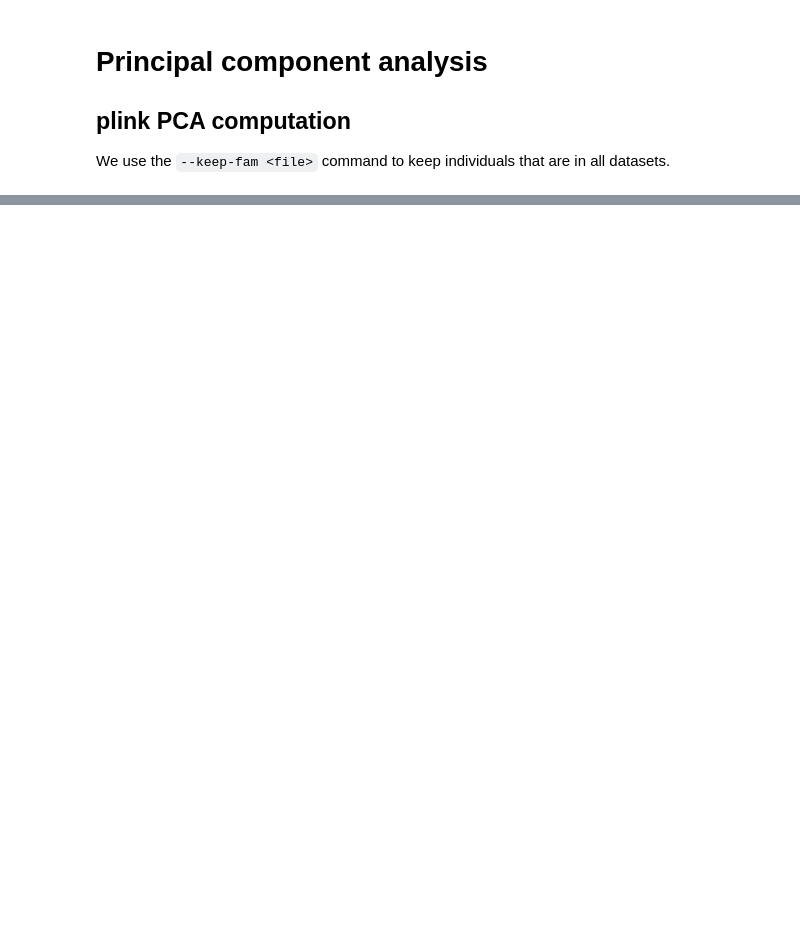
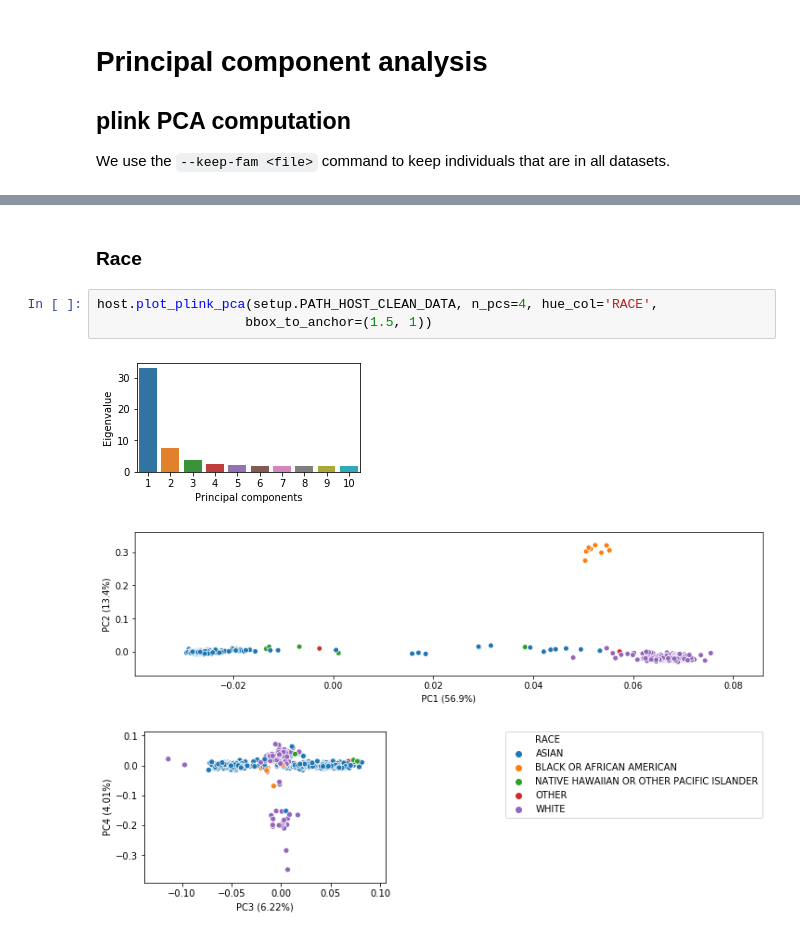
Before and after one commit to matthiaszeller/HBV, a Jupyter notebook: Host genotypes - Analysis.ipynb, the cells around one changed output, grey strips where cells are left out. Cells and saved outputs as stored; diff of their text form; blank space fills up the shorter version.

```diff
--- a/Host genotypes - Analysis.ipynb
+++ b/Host genotypes - Analysis.ipynb
@@ -53,0 +55,9 @@ igm160906 -0.026651 -0.000946  C
+# %% [markdown]
+### Race
+# %%
+host.plot_plink_pca(setup.PATH_HOST_CLEAN_DATA, n_pcs=4, hue_col='RACE',
+                   bbox_to_anchor=(1.5, 1))
+# %% [output]
+[figure, added]
+[figure, added]
+[figure, added]
```
Also changed, not shown: parts of 7 cells of this notebook, 1 other file.
